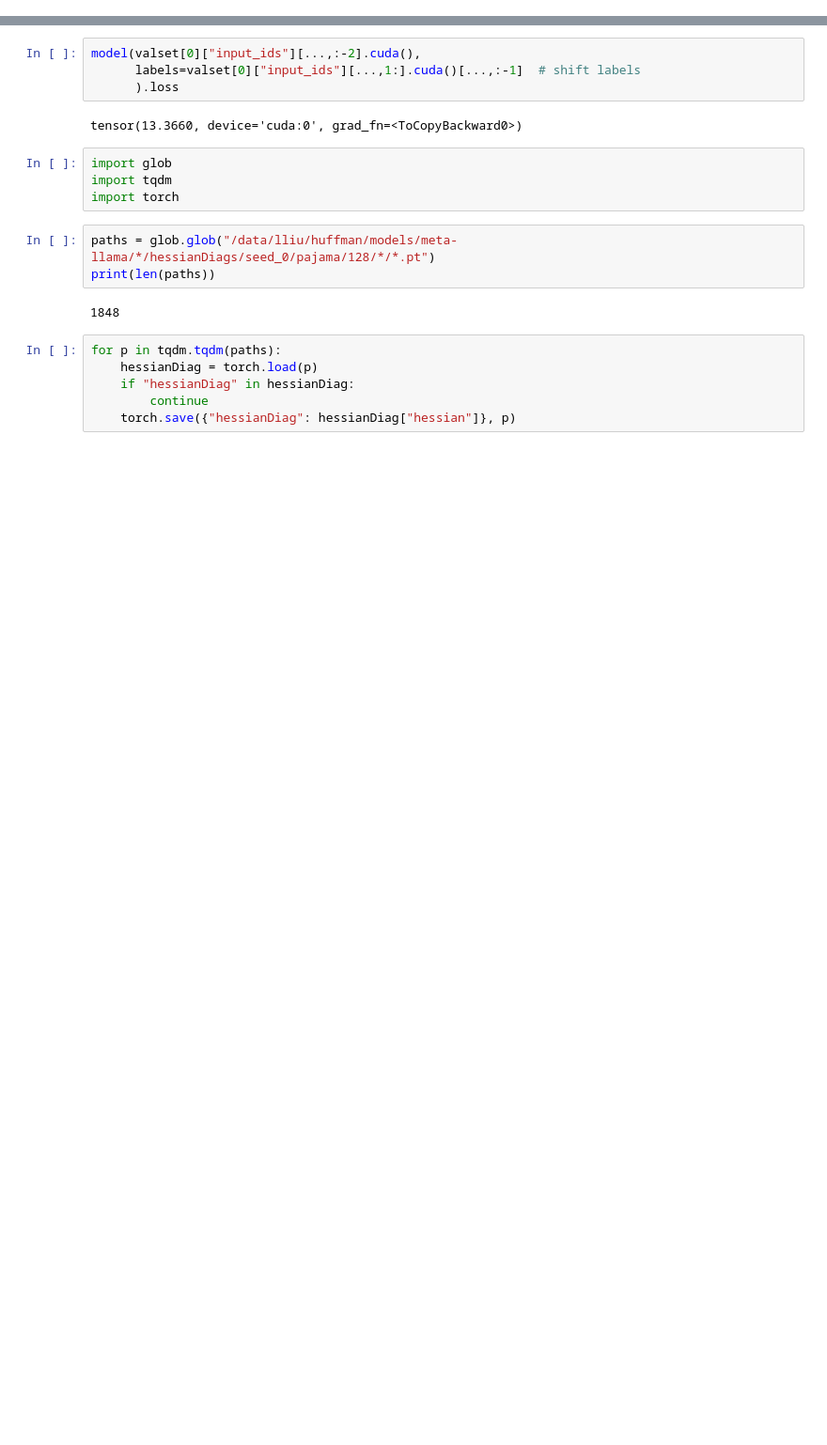
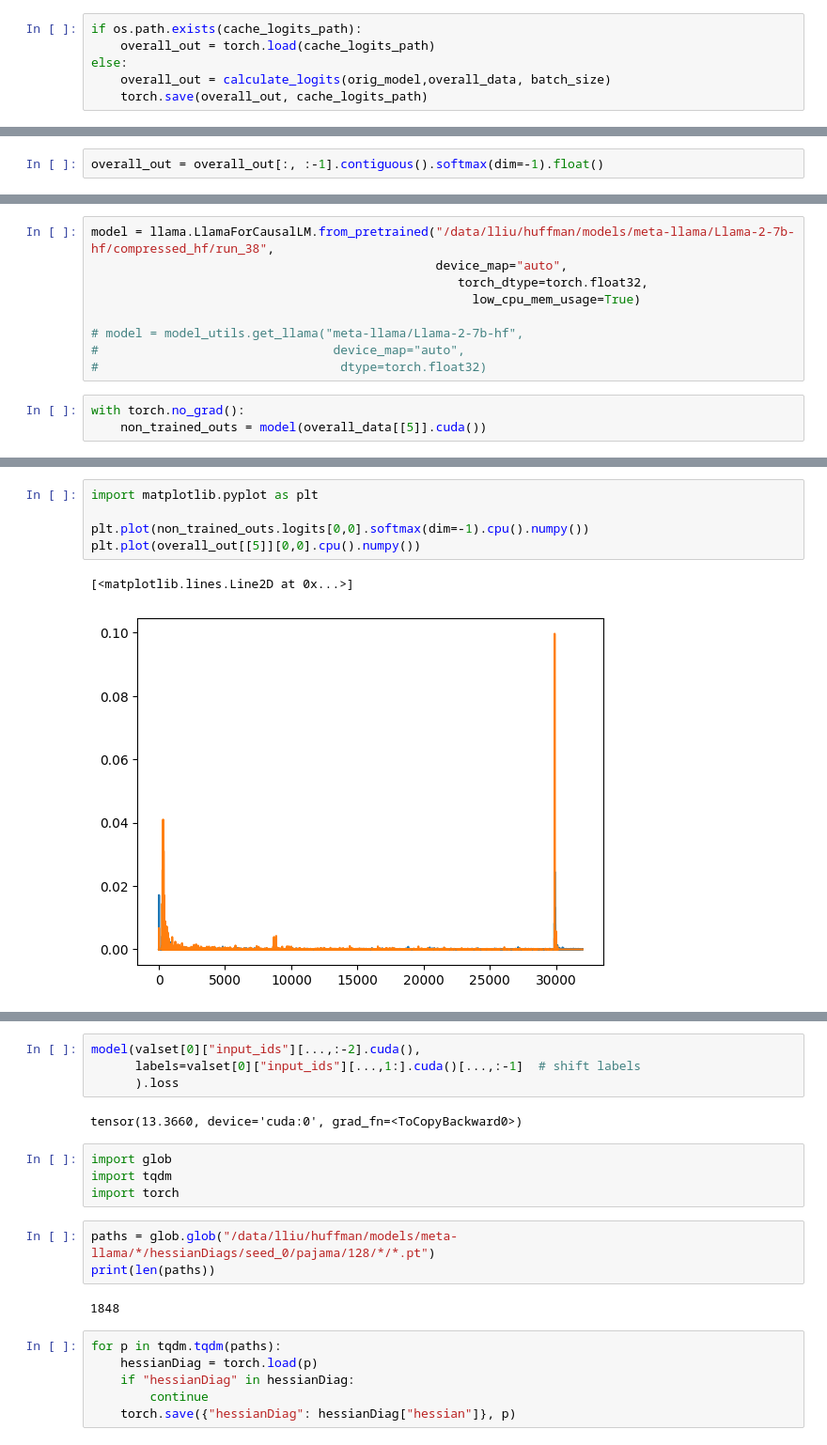
Before and after one commit to xuzukang/NoWag, a Jupyter notebook: test_train.ipynb, the cells around one changed output, grey strips where cells are left out. Shown at 94% size. Cells and saved outputs as stored; diff of their text form; blank space fills up the shorter version.

```diff
--- a/test_train.ipynb
+++ b/test_train.ipynb
@@ -165,0 +52,6 @@ Requirement already satisfied: tqdm in /home/lliu/miniconda3/envs/NoWAC-VQ/lib/p
+# %%
+if os.path.exists(cache_logits_path):
+    overall_out = torch.load(cache_logits_path)
+else:
+    overall_out = calculate_logits(orig_model,overall_data, batch_size)
+    torch.save(overall_out, cache_logits_path)
@@ -165,0 +62,2 @@ Requirement already satisfied: tqdm in /home/lliu/miniconda3/envs/NoWAC-VQ/lib/p
+# %%
+overall_out = overall_out[:, :-1].contiguous().softmax(dim=-1).float()
@@ -165,0 +93,12 @@ Requirement already satisfied: tqdm in /home/lliu/miniconda3/envs/NoWAC-VQ/lib/p
+# %%
+model = llama.LlamaForCausalLM.from_pretrained("/data/lliu/huffman/models/meta-llama/Llama-2-7b-hf/compressed_hf/run_38",
+                                               device_map="auto",
+                                                  torch_dtype=torch.float32,
+                                                    low_cpu_mem_usage=True)
+
+# model = model_utils.get_llama("meta-llama/Llama-2-7b-hf",
+#                                device_map="auto",
+#                                 dtype=torch.float32)
+# %%
+with torch.no_grad():
+    non_trained_outs = model(overall_data[[5]].cuda())
@@ -165,0 +129,8 @@ Requirement already satisfied: tqdm in /home/lliu/miniconda3/envs/NoWAC-VQ/lib/p
+# %%
+import matplotlib.pyplot as plt
+
+plt.plot(non_trained_outs.logits[0,0].softmax(dim=-1).cpu().numpy())
+plt.plot(overall_out[[5]][0,0].cpu().numpy())
+# %% [output]
+[<matplotlib.lines.Line2D at 0x...>]
+[figure, added]
```
Also changed, not shown: parts of 37 cells of this notebook, 12 other files.
